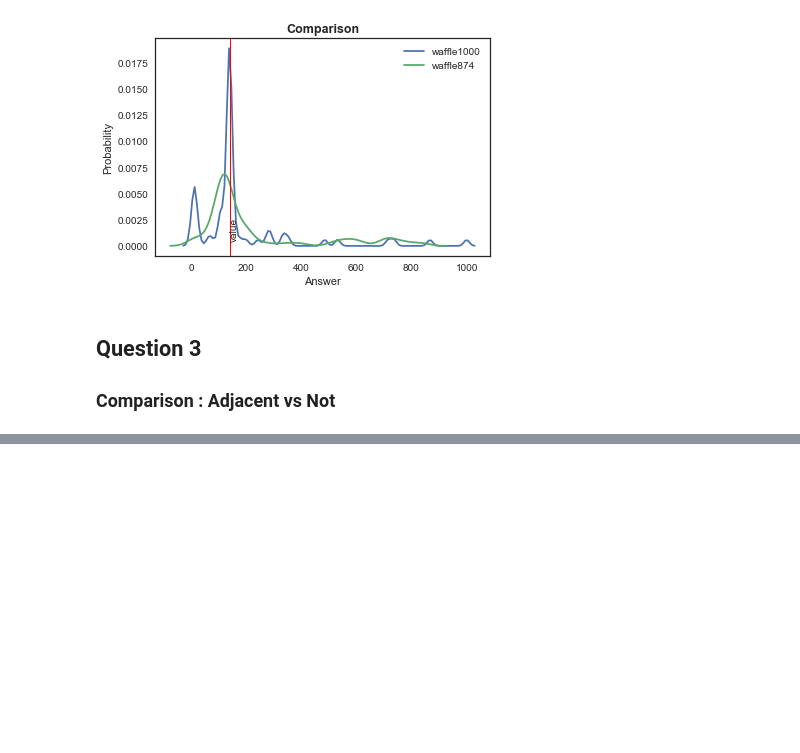
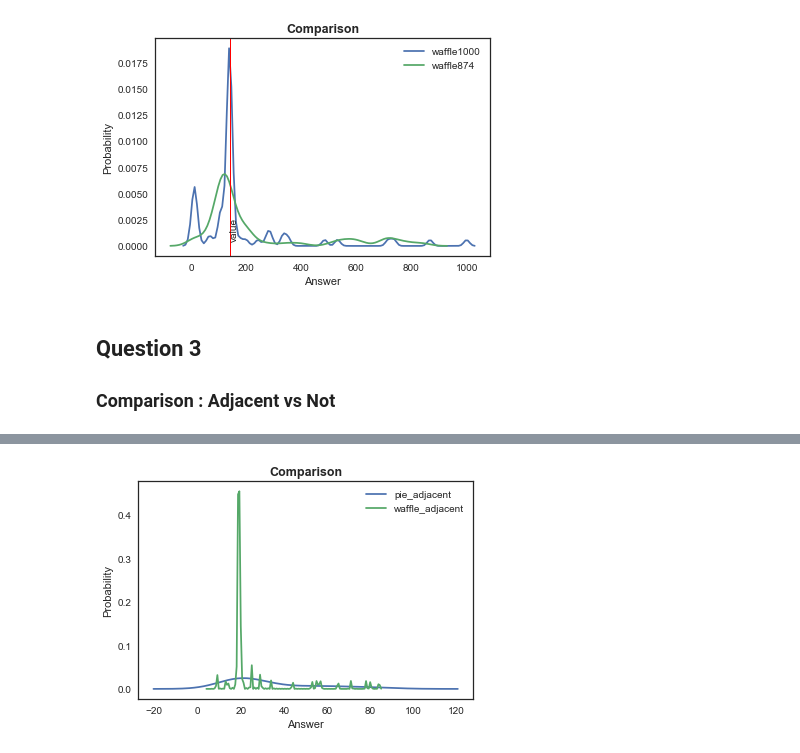
Before and after one commit to rodrigovaldes/data_viz_exp, a Jupyter notebook: Data Visualization Experiment_RVO.ipynb, the cells around one changed output, grey strips where cells are left out. Cells and saved outputs as stored; diff of their text form; code cells hidden in the pictures; blank space fills up the shorter version.

```diff
--- a/Data Visualization Experiment_RVO.ipynb
+++ b/Data Visualization Experiment_RVO.ipynb
@@ -177,0 +224,28 @@ waffles = [waffle_adjacent, waffle_opposite]
+# %%
+p1 = df[(df['QID73_1'].notnull())]['QID73_1']
+p2 = df[(df['QID74_1'].notnull())]['QID74_1']
+p3 = df[(df['QID75_1'].notnull())]['QID75_1']
+p4 = df[(df['QID76_1'].notnull())]['QID76_1']
+p5 = df[(df['QID77_1'].notnull())]['QID77_1']
+
+w1 = df[(df['QID79_1'].notnull())]['QID79_1']
+w2 = df[(df['QID80_1'].notnull())]['QID80_1']
+w3 = df[(df['QID81_1'].notnull())]['QID81_1']
+w4 = df[(df['QID82_1'].notnull())]['QID82_1']
+w5 = df[(df['QID83_1'].notnull())]['QID83_1']
+
+pie_adjacent = p1.append(p5)
+pie_opposite = p2.append(p4).append(p3)
+
+waffle_adjacent = w1.append(w5)
+waffle_opposite = w2.append(w4).append(w3)
+
+pies = [pie_adjacent, pie_opposite]
+waffles = [waffle_adjacent, waffle_opposite]
+correct = 18
+# %%
+# Pie Vs Waffle (Adjacent)
+names = ["pie_adjacent", "waffle_adjacent"]
+plot_distributions([pie_adjacent, waffle_adjacent], names, "Answer", "Probability", "Comparison", 18, False)
+# %% [output]
+[figure, added]
```
Also changed, not shown: parts of 15 cells of this notebook.
